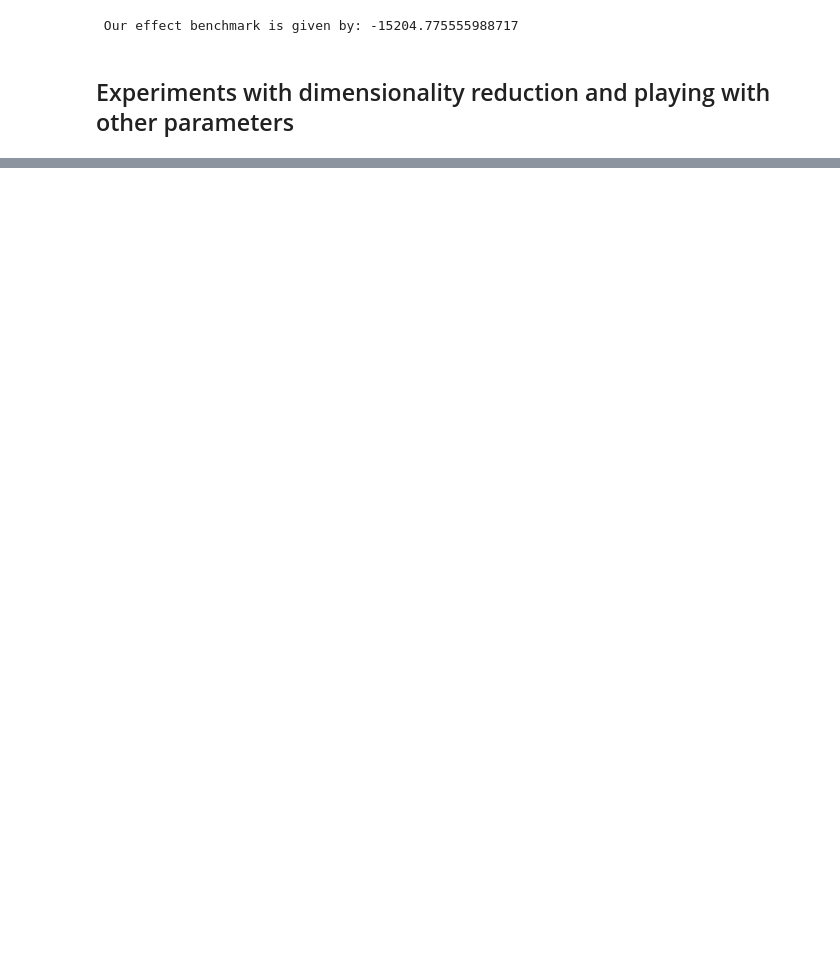
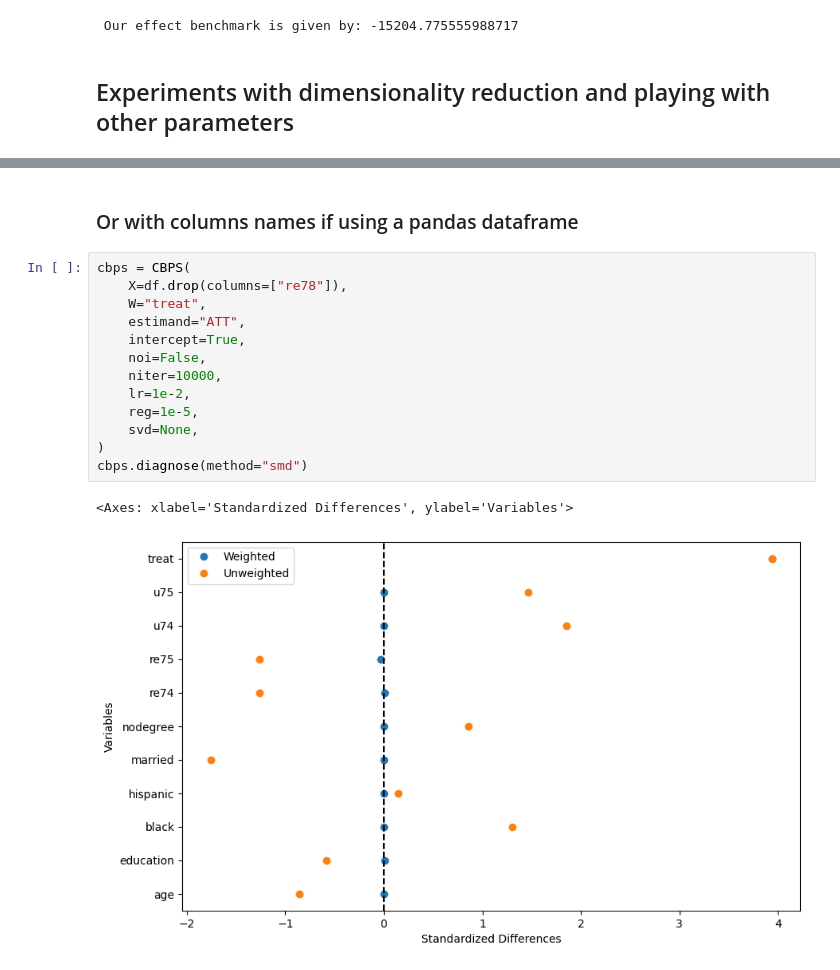
Before and after one commit to apoorvalal/cbpys, a Jupyter notebook: examples/example.ipynb, the cells around one changed output, grey strips where cells are left out. Drawn from its saved outputs; the diff is of its cells as text; blank space fills up the shorter version.

```diff
--- a/examples/example.ipynb
+++ b/examples/example.ipynb
@@ -83,0 +65,18 @@ plt.hist(np.array(list_tau))
+# %% [markdown]
+### Or with columns names if using a pandas dataframe
+# %%
+cbps = CBPS(
+    X=df.drop(columns=["re78"]),
+    W="treat",
+    estimand="ATT",
+    intercept=True,
+    noi=False,
+    niter=10000,
+    lr=1e-2,
+    reg=1e-5,
+    svd=None,
+)
+cbps.diagnose(method="smd")
+# %% [output]
+<Axes: xlabel='Standardized Differences', ylabel='Variables'>
+[figure, added]
```
Also changed, not shown: parts of 10 cells of this notebook, 2 other files.
